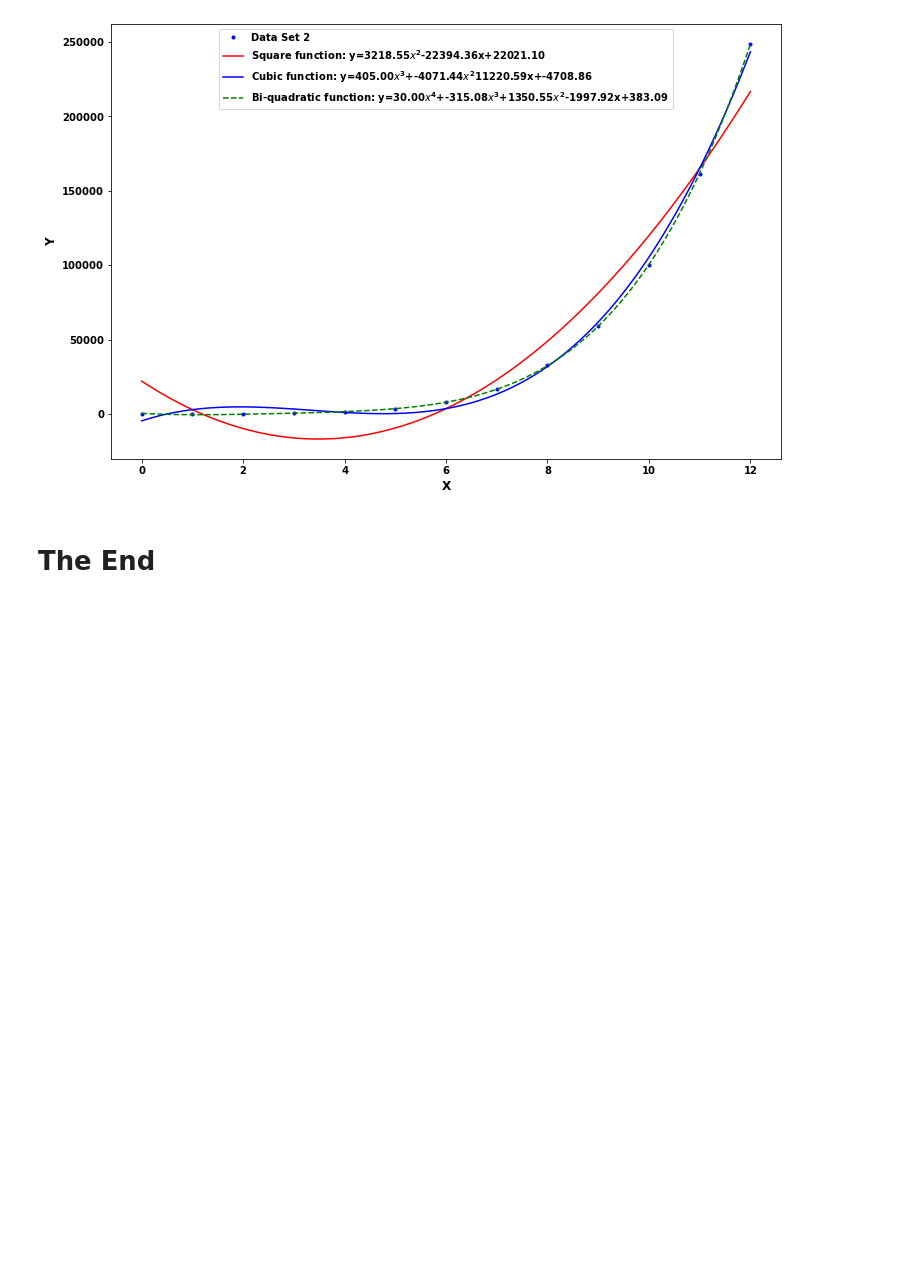
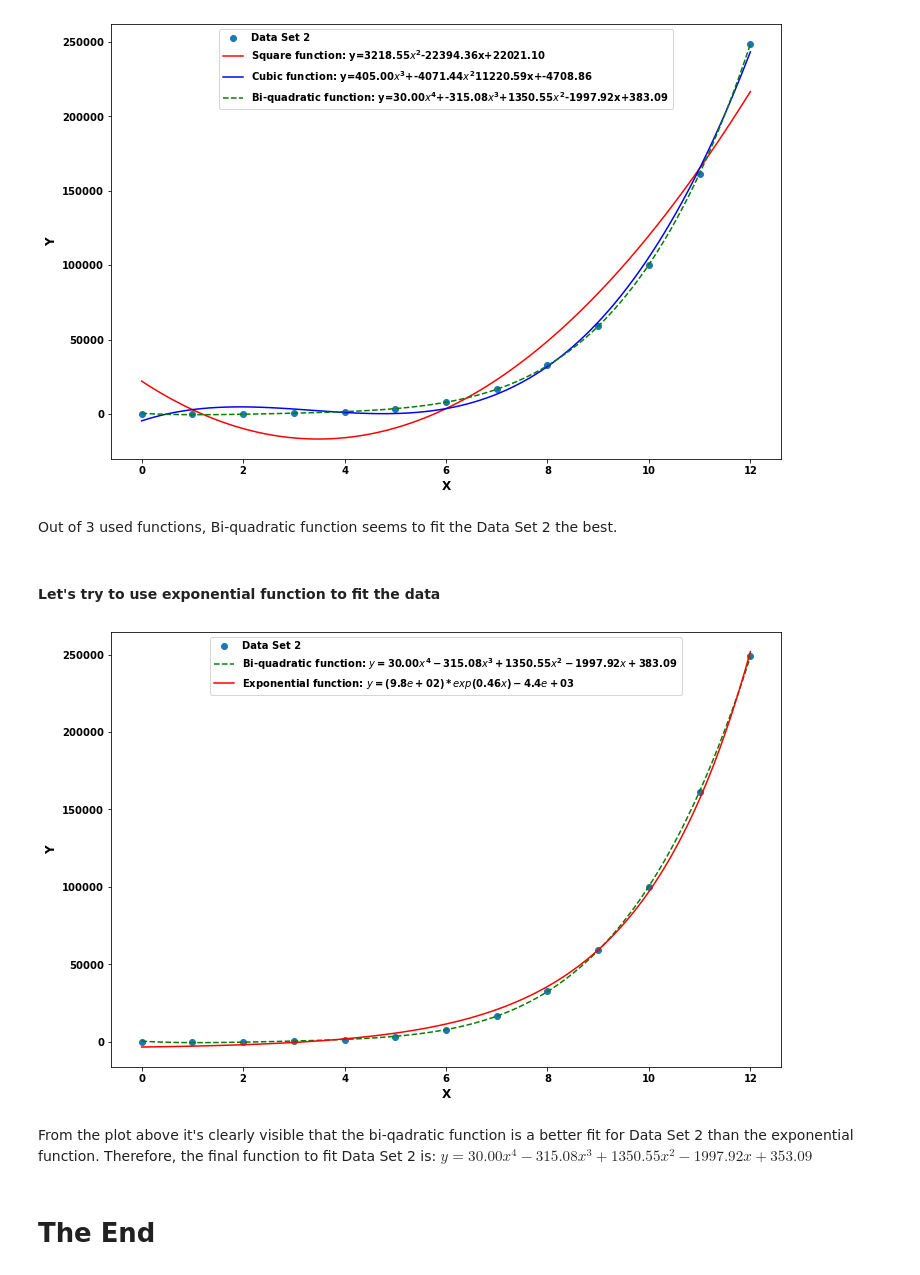
Before and after one commit to przemekbil/ML_and_stats, a Jupyter notebook: Assessment/Topic 3 - Parameters.ipynb, the cells around one changed output. Cells and saved outputs as stored; diff of their text form; code cells hidden in the pictures; blank space fills up the shorter version.

```diff
--- a/Assessment/Topic 3 - Parameters.ipynb
+++ b/Assessment/Topic 3 - Parameters.ipynb
@@ -173,2 +177,44 @@ ax.plot(x2, np.log(y2), 'r.');
+# %% [markdown]
+Out of 3 used functions, Bi-quadratic function seems to fit the Data Set 2 the best.
+# %% [markdown]
+#### Let's try to use exponential function to fit the data
+# %%
+# SciPy.Optimize function used as per the following blog:
+# As per https://rowannicholls.github.io/python/curve_fitting/exponential.html
+
+popt, pcov = curve_fit(lambda t, a, b, c: a * np.exp(b * t) + c, x2, y2)
+# %%
+# Create a plot to visualize Data Set 1 with 3rd and 4th degree polynomial fit
+fig, ax = plt.subplots(figsize=(12,8))
+
+# create x values for plot
+x = np.linspace(min(x2), max(x2), 100)
+
+
+# Set the X axis label
+plt.xlabel('X', fontsize=12)
+# Set the Y axis label
+plt.ylabel('Y', fontsize=12)
+
+
+# Plot Data Set 1 points:
+ax.scatter(x2, y2, label="Data Set 2");
+
+# Plot bi-quadratic function fit for Data Set 1:
+ax.plot(x, np.polyval(params4, x), 'g--',
+        label='Bi-quadratic function: $y={:.2f}x^4{:.2f}x^3+{:.2f}x^2{:.2f}x+{:.2f}$'.format(params4[0], params4[1], params4[2], params4[3], params4[4])
+       );
+
+# Plot bi-quadratic function fit for Data Set 1:
+ax.plot(x, popt[0] * np.exp(popt[1] * x) + popt[2], 'r-',
+        label="Exponential function: $y=({:.2})*exp({:.2}x) {:.2}$".format(popt[0], popt[1], popt[2])
+       );
+
+# Add the legend
+plt.legend(loc='upper center');
+# %% [output]
+[figure, added]
+# %% [markdown]
+From the plot above it's clearly visible that the bi-qadratic function is a better fit for Data Set 2 than the exponential function. Therefore, the final function to fit Data Set 2 is: $y=30.00x^4-315.08x^3+1350.55x^2-1997.92x+353.09$
 # %% [markdown]
 # The End
```
Also changed, not shown: parts of 7 cells of this notebook.
